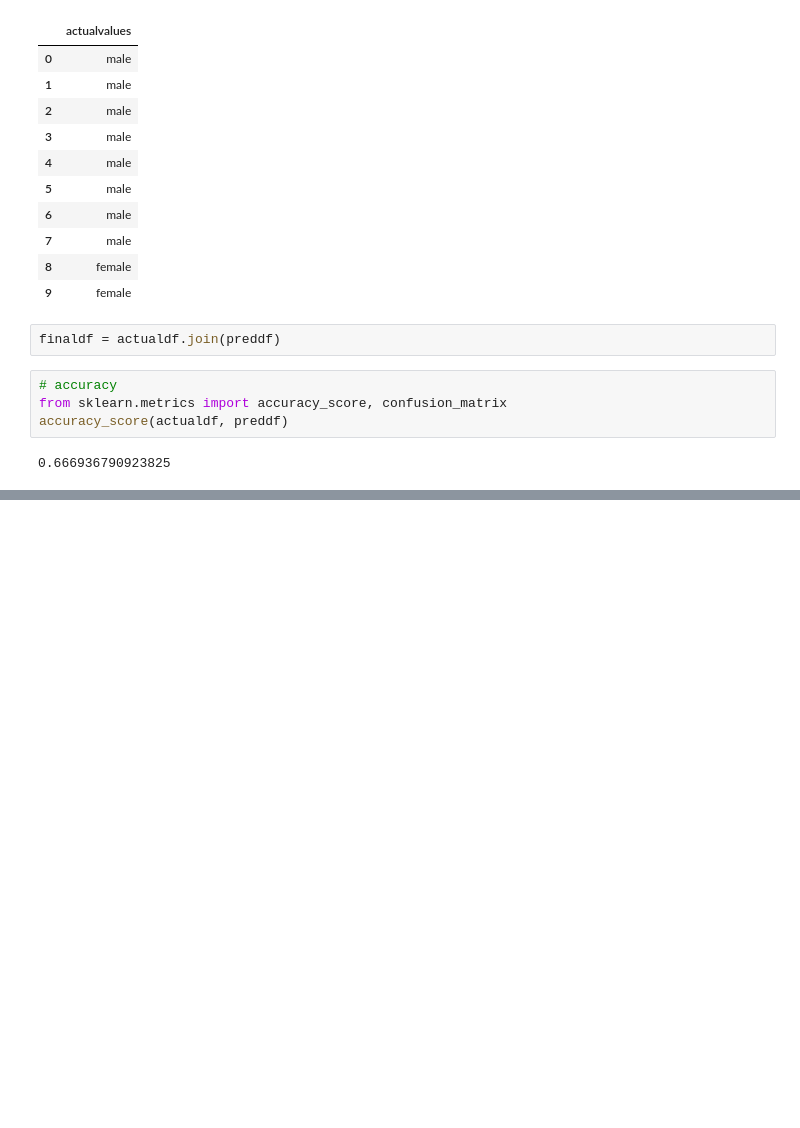
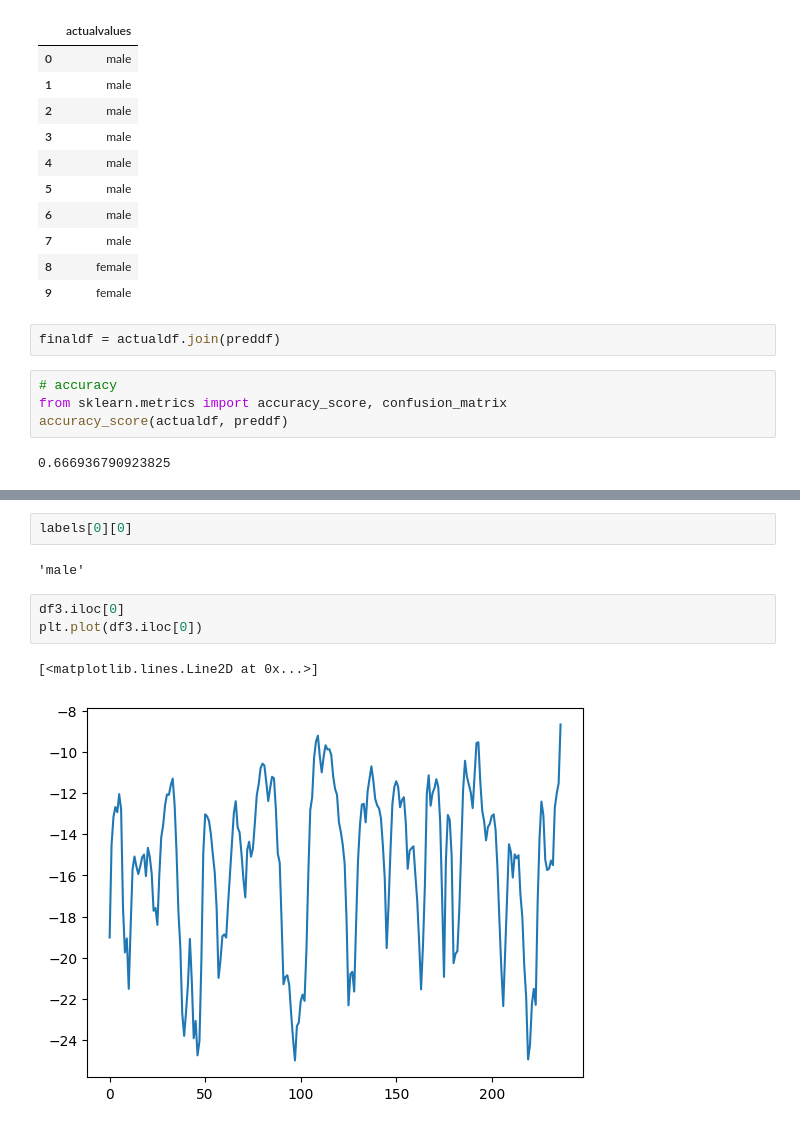
Before and after one commit to A9Coed66/VoiceClone, a Jupyter notebook: GenderDetermination/ANN.ipynb, the cells around one changed output, grey strips where cells are left out. Drawn from its saved outputs; the diff is of its cells as text; blank space fills up the shorter version.

```diff
--- a/GenderDetermination/ANN.ipynb
+++ b/GenderDetermination/ANN.ipynb
@@ -371,0 +394,10 @@ accuracy_score(actualdf, preddf)
+# %%
+labels[0][0]
+# %% [output]
+'male'
+# %%
+df3.iloc[0]
+plt.plot(df3.iloc[0])
+# %% [output]
+[<matplotlib.lines.Line2D at 0x...>]
+[figure, added]
```
Also changed, not shown: parts of 13 cells of this notebook.
